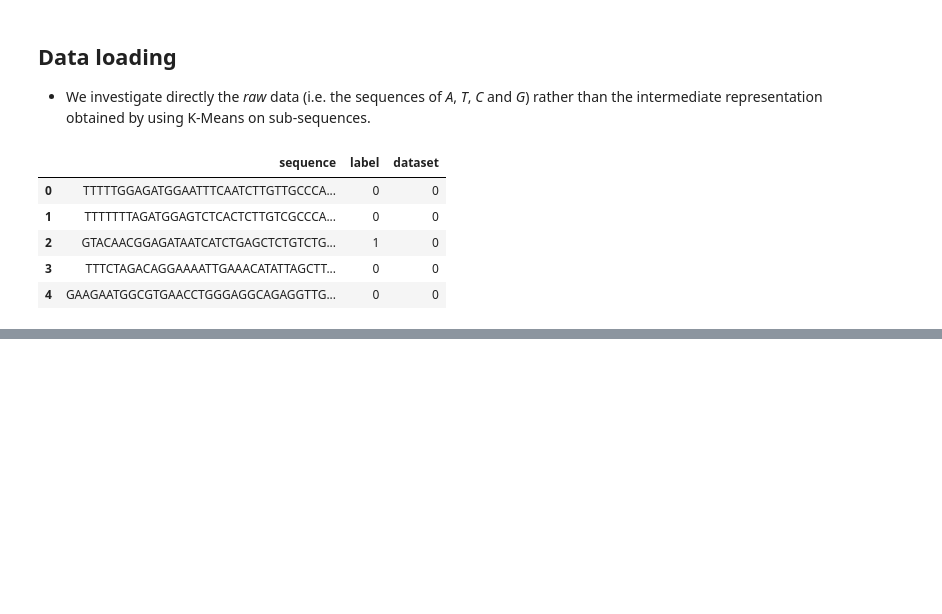
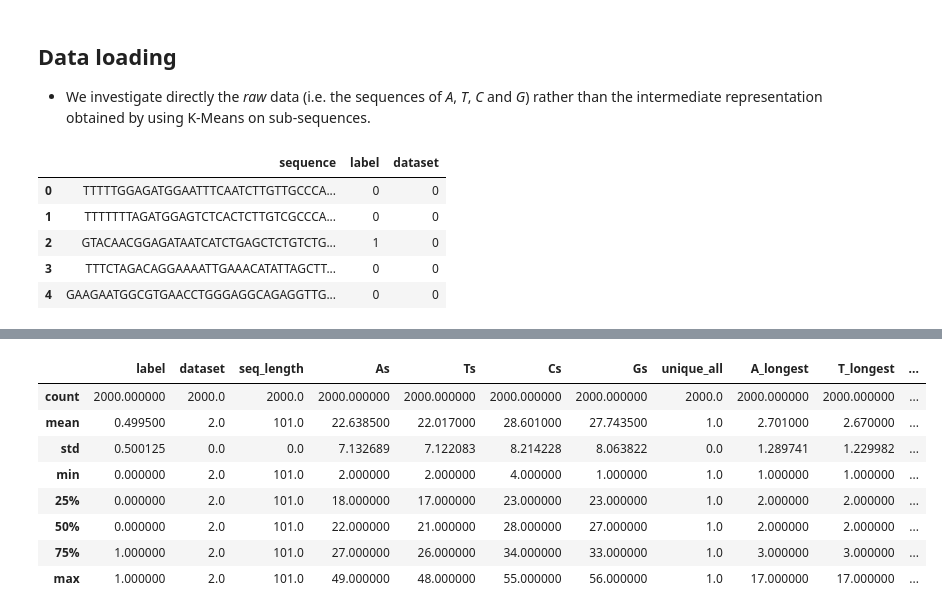
Before and after one commit to azouaoui-cv/KMML_challenge, a Jupyter notebook: Data_Exploration.ipynb, the cells around one changed output, grey strips where cells are left out. Cells and saved outputs as stored; diff of their text form; code cells hidden in the pictures; blank space fills up the shorter version.

```diff
--- a/Data_Exploration.ipynb
+++ b/Data_Exploration.ipynb
@@ -200,0 +237,12 @@ train_df.describe()
+# %%
+train_stats_df[train_stats_df.dataset == 2].describe()
+# %% [output]
+|  | label | dataset | seq_length | As | Ts | Cs | Gs | unique_all | A_longest | T_longest | ... |
+| count | 2000.000000 | 2000.0 | 2000.0 | 2000.000000 | 2000.000000 | 2000.000000 | 2000.000000 | 2000.0 | 2000.000000 | 2000.000000 | ... |
+| mean | 0.499500 | 2.0 | 101.0 | 22.638500 | 22.017000 | 28.601000 | 27.743500 | 1.0 | 2.701000 | 2.670000 | ... |
+| std | 0.500125 | 0.0 | 0.0 | 7.132689 | 7.122083 | 8.214228 | 8.063822 | 0.0 | 1.289741 | 1.229982 | ... |
+| min | 0.000000 | 2.0 | 101.0 | 2.000000 | 2.000000 | 4.000000 | 1.000000 | 1.0 | 1.000000 | 1.000000 | ... |
+| 25% | 0.000000 | 2.0 | 101.0 | 18.000000 | 17.000000 | 23.000000 | 23.000000 | 1.0 | 2.000000 | 2.000000 | ... |
+| 50% | 0.000000 | 2.0 | 101.0 | 22.000000 | 21.000000 | 28.000000 | 27.000000 | 1.0 | 2.000000 | 2.000000 | ... |
+| 75% | 1.000000 | 2.0 | 101.0 | 27.000000 | 26.000000 | 34.000000 | 33.000000 | 1.0 | 3.000000 | 3.000000 | ... |
+| max | 1.000000 | 2.0 | 101.0 | 49.000000 | 48.000000 | 55.000000 | 56.000000 | 1.0 | 17.000000 | 17.000000 | ... |
```
Also changed, not shown: parts of 9 cells of this notebook.
